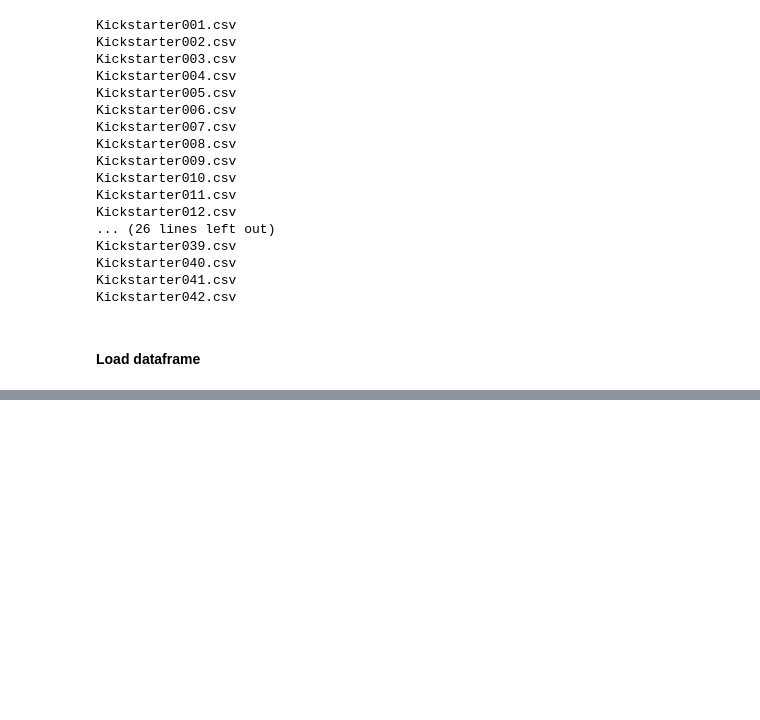
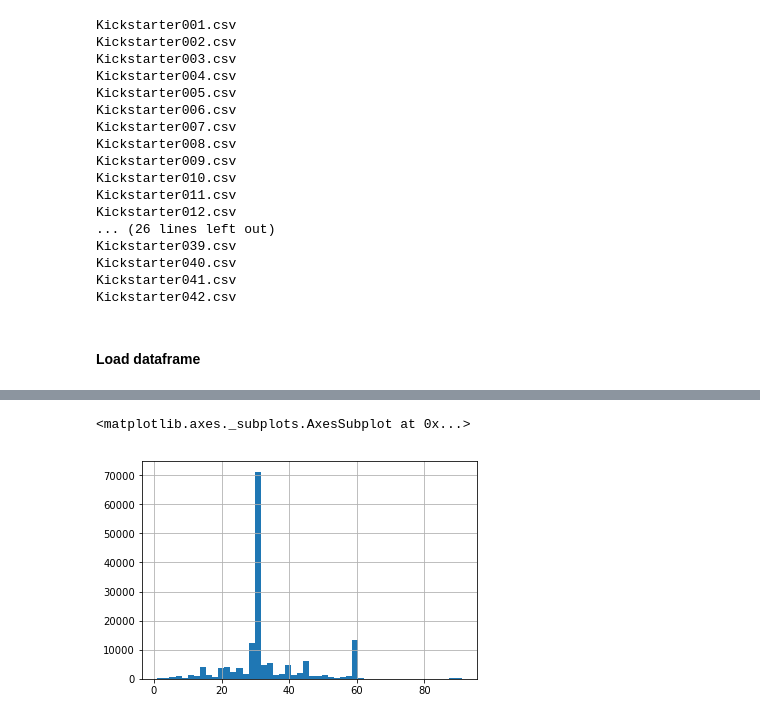
Before and after one commit to GdMacmillan/kickstarter_case_study, a Jupyter notebook: data_exploration.ipynb, the cells around one changed output, grey strips where cells are left out. Saved outputs shown, nothing was run; the diff lists cells and outputs as text; code cells hidden in the pictures; blank space fills up the shorter version.

```diff
--- a/data_exploration.ipynb
+++ b/data_exploration.ipynb
@@ -84,0 +475,5 @@ df['created_at'] = pd.to_datetime(df['created_at'],unit='s')
+# %%
+df['deadline-launched'].hist(bins=50)
+# %% [output]
+<matplotlib.axes._subplots.AxesSubplot at 0x...>
+[figure, added]
```
Also changed, not shown: parts of 75 cells of this notebook, 1 other file.
